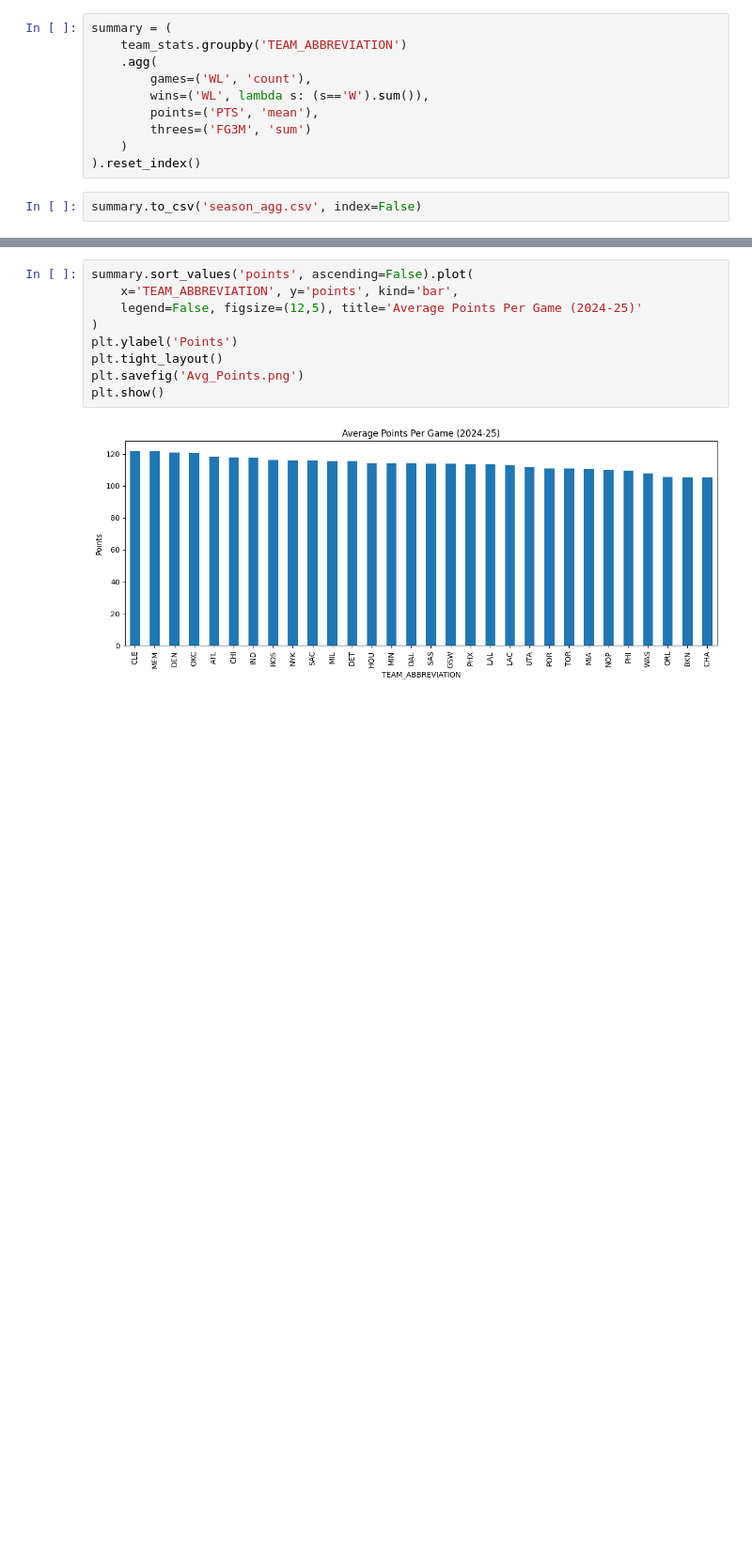
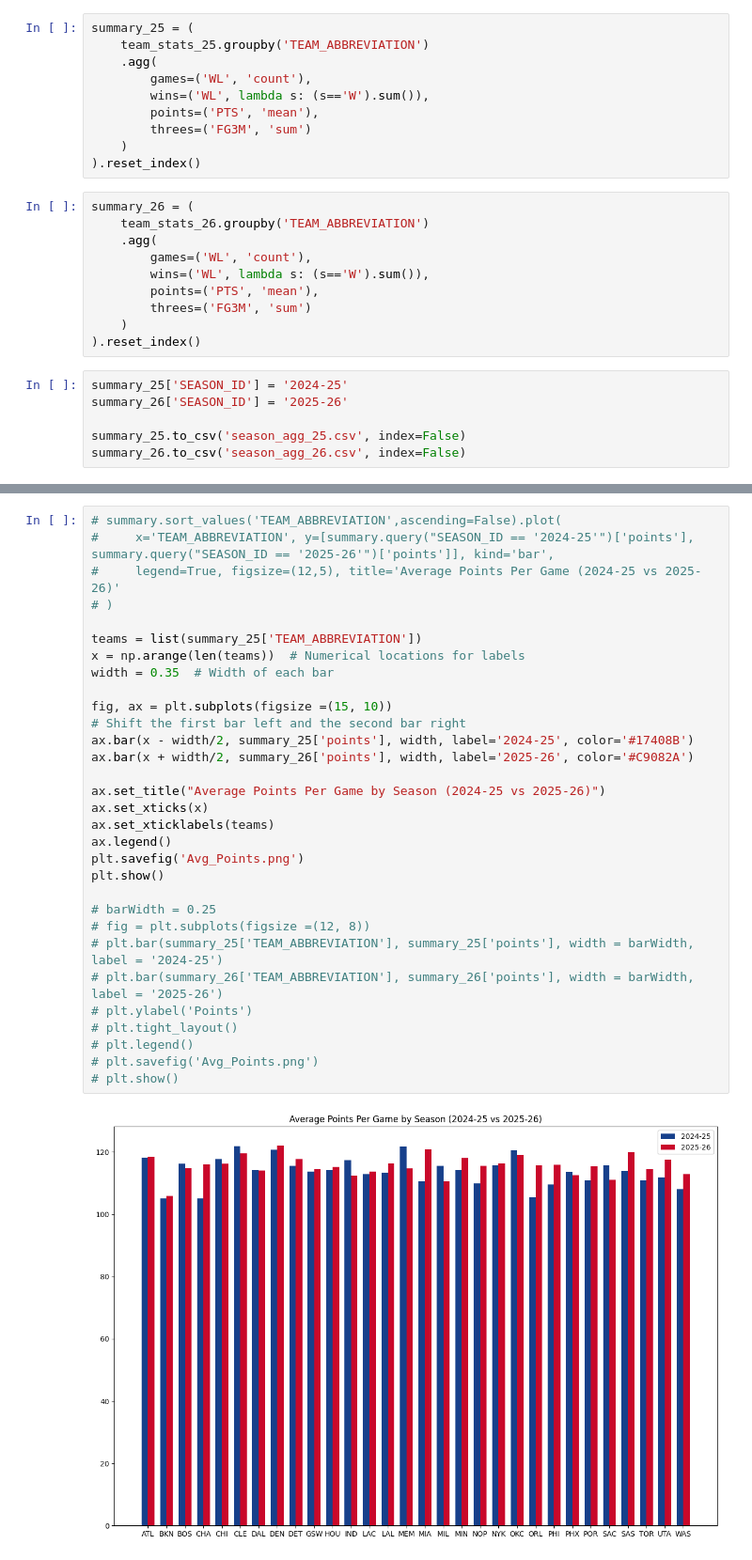
Before and after one commit to wjpericles/nba-data-visuals, a Jupyter notebook: src/team_season_summary.ipynb, the cells around one changed output, grey strips where cells are left out. Shown at 94% size. Saved outputs shown, nothing was run; the diff lists cells and outputs as text; blank space fills up the shorter version.

Commit message:
comparing two seasons

```diff
--- a/src/team_season_summary.ipynb
+++ b/src/team_season_summary.ipynb
@@ -21,6 +36,6 @@ team_stats.to_csv('season_breakdown.csv', index=False)
 # %%
-summary = (
-    team_stats.groupby('TEAM_ABBREVIATION')
+summary_25 = (
+    team_stats_25.groupby('TEAM_ABBREVIATION')
     .agg(
         games=('WL', 'count'),
         wins=('WL', lambda s: (s=='W').sum()),
@@ -28,5 +43,19 @@ summary = (
         threes=('FG3M', 'sum')
     )
 ).reset_index()
+# %%
+summary_26 = (
+    team_stats_26.groupby('TEAM_ABBREVIATION')
+    .agg(
+        games=('WL', 'count'),
+        wins=('WL', lambda s: (s=='W').sum()),
+        points=('PTS', 'mean'),
+        threes=('FG3M', 'sum')
+    )
+).reset_index()
 # %%
-summary.to_csv('season_agg.csv', index=False)
+summary_25['SEASON_ID'] = '2024-25'
+summary_26['SEASON_ID'] = '2025-26'
+
+summary_25.to_csv('season_agg_25.csv', index=False)
+summary_26.to_csv('season_agg_26.csv', index=False)
@@ -33,11 +91,33 @@ summary.to_csv('season_agg.csv', index=False)
 # %%
-summary.sort_values('points', ascending=False).plot(
-    x='TEAM_ABBREVIATION', y='points', kind='bar',
-    legend=False, figsize=(12,5), title='Average Points Per Game (2024-25)'
-)
-plt.ylabel('Points')
-plt.tight_layout()
+# summary.sort_values('TEAM_ABBREVIATION',ascending=False).plot(
+#     x='TEAM_ABBREVIATION', y=[summary.query("SEASON_ID == '2024-25'")['points'], summary.query("SEASON_ID == '2025-26'")['points']], kind='bar',
+#     legend=True, figsize=(12,5), title='Average Points Per Game (2024-25 vs 2025-26)'
+# )
+
+teams = list(summary_25['TEAM_ABBREVIATION'])
+x = np.arange(len(teams))  # Numerical locations for labels
+width = 0.35  # Width of each bar
+
+fig, ax = plt.subplots(figsize =(15, 10))
+# Shift the first bar left and the second bar right
+ax.bar(x - width/2, summary_25['points'], width, label='2024-25', color='#17408B')
+ax.bar(x + width/2, summary_26['points'], width, label='2025-26', color='#C9082A')
+
+ax.set_title("Average Points Per Game by Season (2024-25 vs 2025-26)")
+ax.set_xticks(x)
+ax.set_xticklabels(teams)
+ax.legend()
 plt.savefig('Avg_Points.png')
 plt.show()
+
+# barWidth = 0.25
+# fig = plt.subplots(figsize =(12, 8))
+# plt.bar(summary_25['TEAM_ABBREVIATION'], summary_25['points'], width = barWidth, label = '2024-25')
+# plt.bar(summary_26['TEAM_ABBREVIATION'], summary_26['points'], width = barWidth, label = '2025-26')
+# plt.ylabel('Points')
+# plt.tight_layout()
+# plt.legend()
+# plt.savefig('Avg_Points.png')
+# plt.show()
 # %% [output]
-[figure, old version]
+[figure, new version]
```
Also changed, not shown: parts of 4 cells of this notebook.
